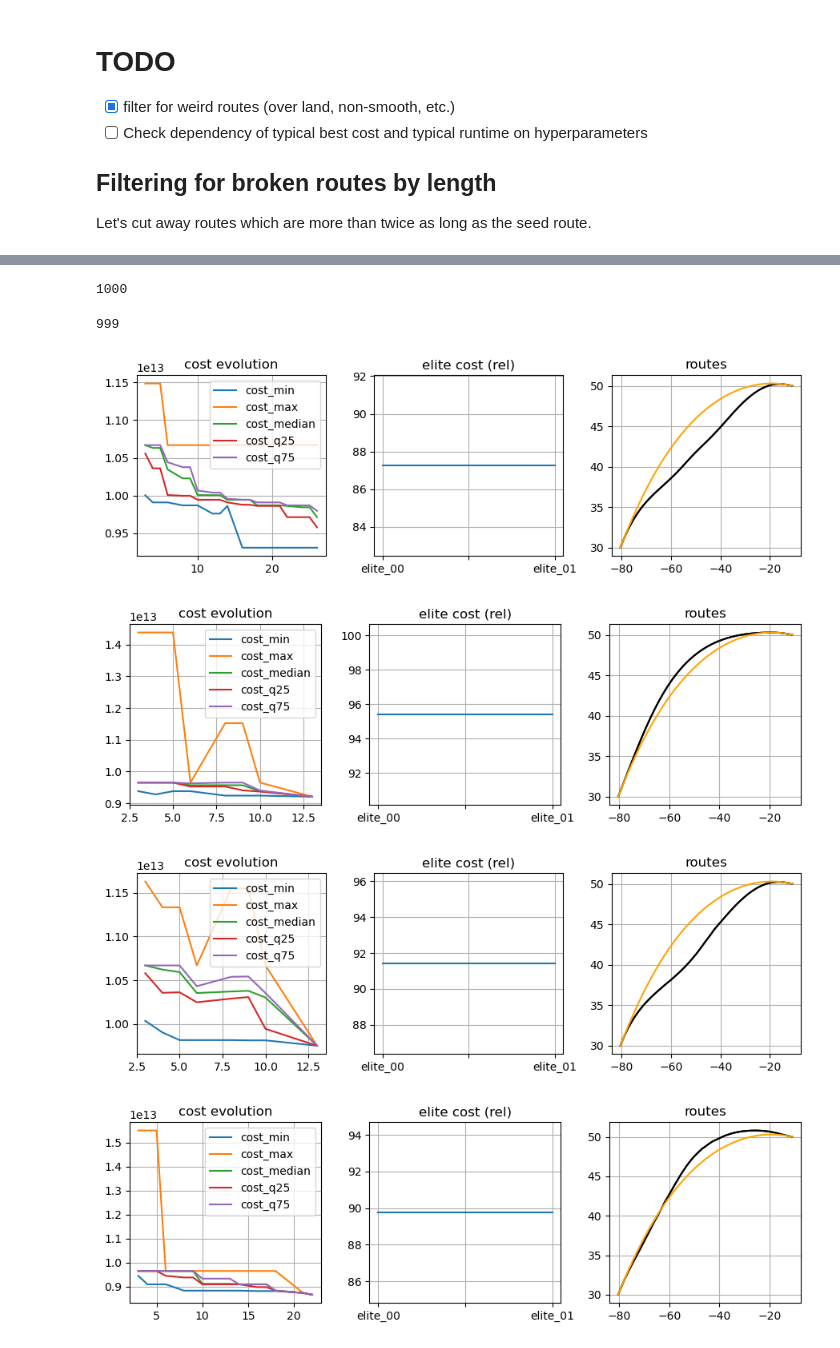
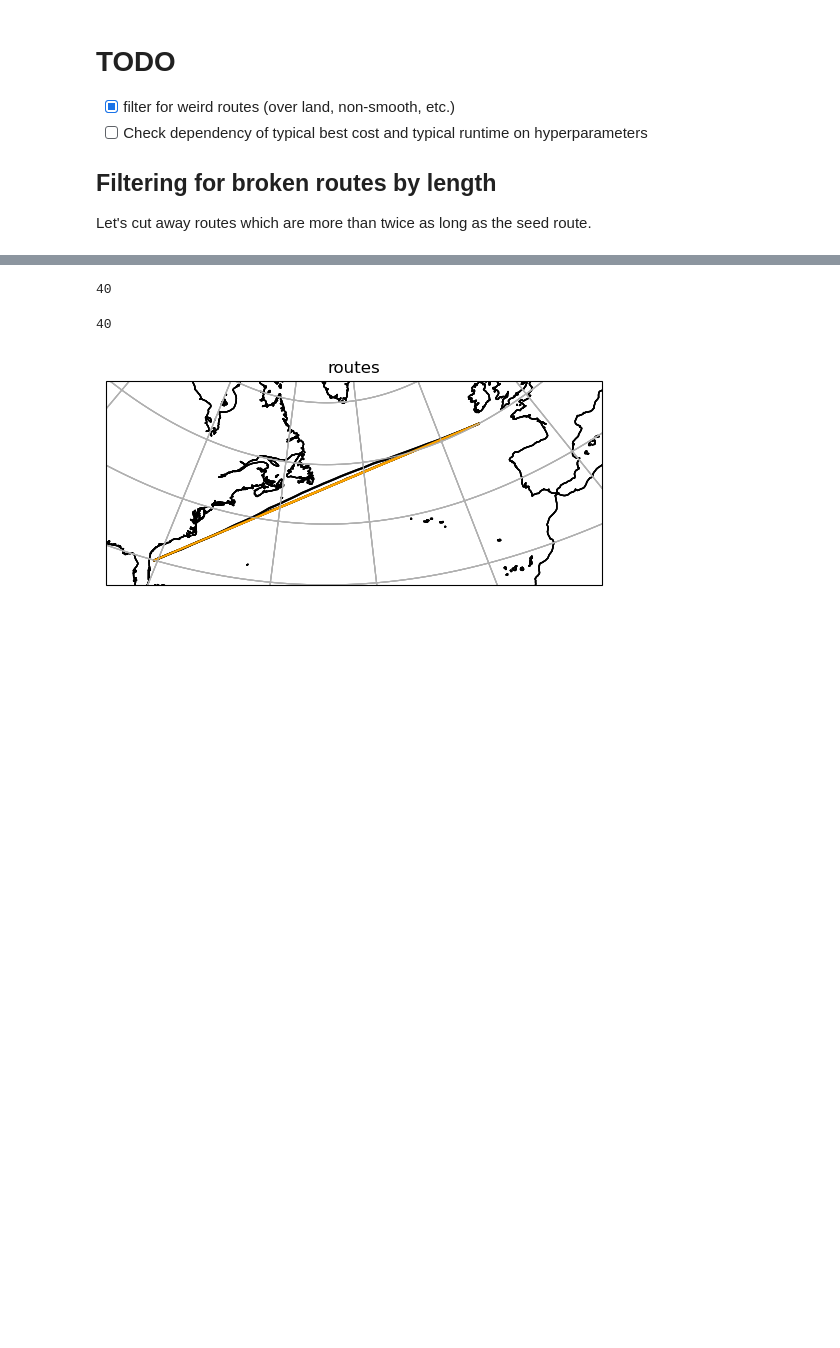
Before and after one commit to willirath/ship_routing, a Jupyter notebook: tuning/hyperparameter_tuning.ipynb, the cells around one changed output, grey strips where cells are left out. Drawn from its saved outputs; the diff is of its cells as text; code cells hidden in the pictures; blank space fills up the shorter version.

Commit message:
Update plot script

```diff
--- a/tuning/hyperparameter_tuning.ipynb
+++ b/tuning/hyperparameter_tuning.ipynb
@@ -23,5 +27,5 @@ from tqdm.auto import tqdm
 # %%
-data_file = Path("../../tuning_results/results.msgpack")
+data_file = Path("results/results_testing_19429596.msgpack")
 # %%
 def load_results(msgpack_file: str, nitems: int = None) -> dict[str, RoutingResult]:
     """Load all results from msgpack file.
@@ -45,11 +49,11 @@ def load_results(msgpack_file: str, nitems: int = None) -> dict[str, RoutingResu
         key: RoutingResult.from_msgpack(value) for key, value in tqdm(list(raw_results.items())[:nitems])
     }
 # %%
-results = load_results(data_file, 1_000)
+results = load_results(data_file, 2000)
 # %%
 len(results)
 # %% [output]
-1000
+40
 # %%
 def remove_freak_results(routing_results_dict: dict = None):
     """There shold not be elite routes which are shorter than the original one."""
@@ -64,13 +68,11 @@ def remove_freak_results(routing_results_dict: dict = None):
 # %%
 len(remove_freak_results(results))
 # %% [output]
-999
+40
 # %%
 res_list = list(results.values())
-for _res in res_list[-5:]:
-    _res.plot_full_routing_result()
+ax = None
+for _res in res_list[::10]:
+    ax = _res.plot_routes(ax=ax)
 # %% [output]
-[figure, old version]
+[figure, new version]
-[figure, removed]
-[figure, removed]
-[figure, removed]
```
Also changed, not shown: parts of 22 cells of this notebook.
